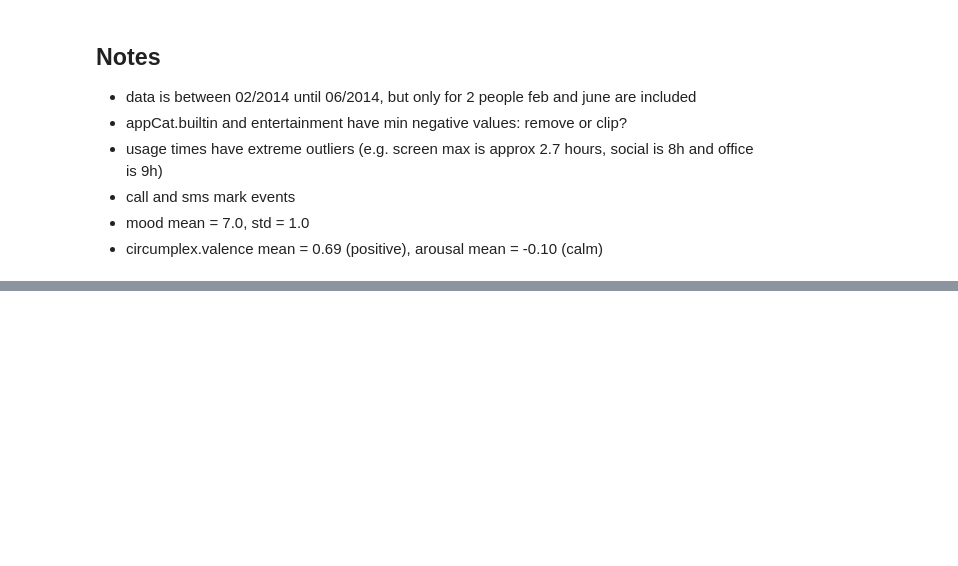
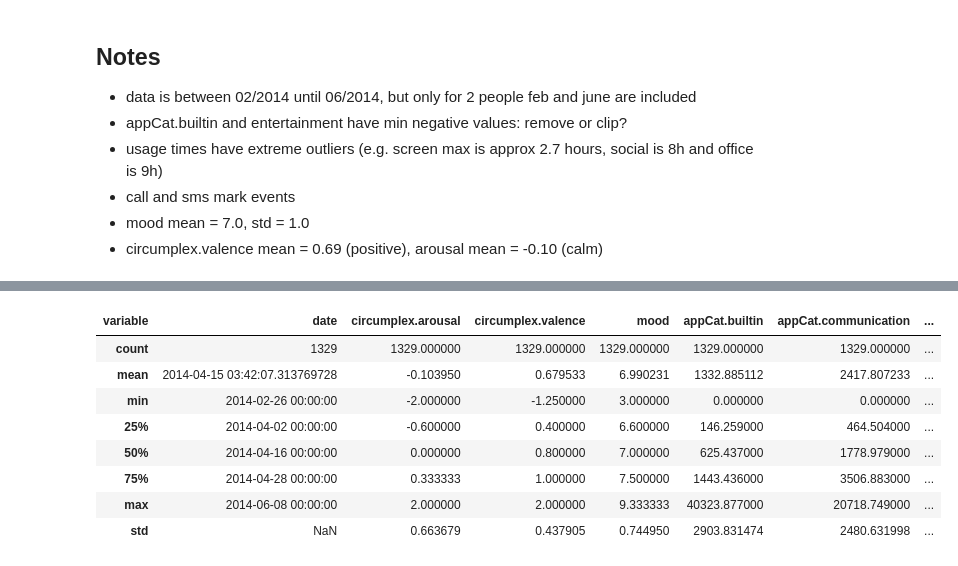
Before and after one commit to alicja-a-d/Data_Mining, a Jupyter notebook: assignment1_DMT.ipynb, the cells around one changed output, grey strips where cells are left out. Drawn from its saved outputs; the diff is of its cells as text; code cells hidden in the pictures; blank space fills up the shorter version.

Commit message:
Part 1B: Data Cleaning and Imputation

```diff
--- a/assignment1_DMT.ipynb
+++ b/assignment1_DMT.ipynb
@@ -382,0 +458,6 @@ plt.show()
+# %%
+# combining pivot tables into one wide-format table
+
+df_wide = mood_pivot.merge(duration_pivot, on=["id", "date"], how="outer").merge(calls_sms_pivot, on=["id", "date"], how="outer")
+print("Wide format shape:", df_wide.shape)
+df_wide.head()
@@ -382,0 +474,8 @@ plt.show()
+# %%
+# filling in apps usage NaNs with 0s, as assumption is that these were days when people did not use these apps, and that their use would've been tracked automatically. For mood, arousal and valence I will keep the NaNs for now, as I will impute them later.
+
+for col in df_wide.columns:
+    if col.startswith("appCat") or col == "screen" or col in ["call", "sms"]:
+        df_wide[col] = df_wide[col].fillna(0)
+
+df_wide.head()
@@ -382,0 +489,19 @@ plt.show()
+# %%
+# Imputation Method: Last Observation Carried Forward (LOCF) for mood, arousal, and valence
+
+df_wide_LOCF = df_wide.copy()
+
+for var in ["mood", "circumplex.arousal", "circumplex.valence"]:
+    df_wide_LOCF[var] = df_wide.groupby("id")[var].ffill()
+
+df_wide_LOCF.head()
+
+# amount of NaNs before imputation for mood, arousal and valence
+print("NaNs in mood before imputation:", df_wide["mood"].isna().sum())
+print("NaNs in arousal before imputation:", df_wide["circumplex.arousal"].isna().sum())
+print("NaNs in valence before imputation:", df_wide["circumplex.valence"].isna().sum())
+
+# amount of NaNs left after LOCF imputation for mood, arousal and valence
+print("NaNs in mood after LOCF:", df_wide_LOCF["mood"].isna().sum())
+print("NaNs in arousal after LOCF:", df_wide_LOCF["circumplex.arousal"].isna().sum())
+print("NaNs in valence after LOCF:", df_wide_LOCF["circumplex.valence"].isna().sum())
@@ -382,0 +554,7 @@ plt.show()
+# %%
+# removing NaNs at the start of the dataset for each user
+df_wide_LOCF_cleaned = df_wide_LOCF.copy()
+df_wide_LOCF_cleaned = df_wide_LOCF_cleaned.dropna(subset=["mood", "circumplex.arousal", "circumplex.valence"], how="any")
+
+#head
+df_wide_LOCF_cleaned.head()
@@ -382,0 +568,12 @@ plt.show()
+# %%
+df_wide_LOCF_cleaned.describe()
+# %% [output]
+| variable | date | circumplex.arousal | circumplex.valence | mood | appCat.builtin | appCat.communication | ... |
+| count | 1329 | 1329.000000 | 1329.000000 | 1329.000000 | 1329.000000 | 1329.000000 | ... |
+| mean | 2014-04-15 03:42:07.313769728 | -0.103950 | 0.679533 | 6.990231 | 1332.885112 | 2417.807233 | ... |
+| min | 2014-02-26 00:00:00 | -2.000000 | -1.250000 | 3.000000 | 0.000000 | 0.000000 | ... |
+| 25% | 2014-04-02 00:00:00 | -0.600000 | 0.400000 | 6.600000 | 146.259000 | 464.504000 | ... |
+| 50% | 2014-04-16 00:00:00 | 0.000000 | 0.800000 | 7.000000 | 625.437000 | 1778.979000 | ... |
+| 75% | 2014-04-28 00:00:00 | 0.333333 | 1.000000 | 7.500000 | 1443.436000 | 3506.883000 | ... |
+| max | 2014-06-08 00:00:00 | 2.000000 | 2.000000 | 9.333333 | 40323.877000 | 20718.749000 | ... |
+| std | NaN | 0.663679 | 0.437905 | 0.744950 | 2903.831474 | 2480.631998 | ... |
```
Also changed, not shown: parts of 18 cells of this notebook.
